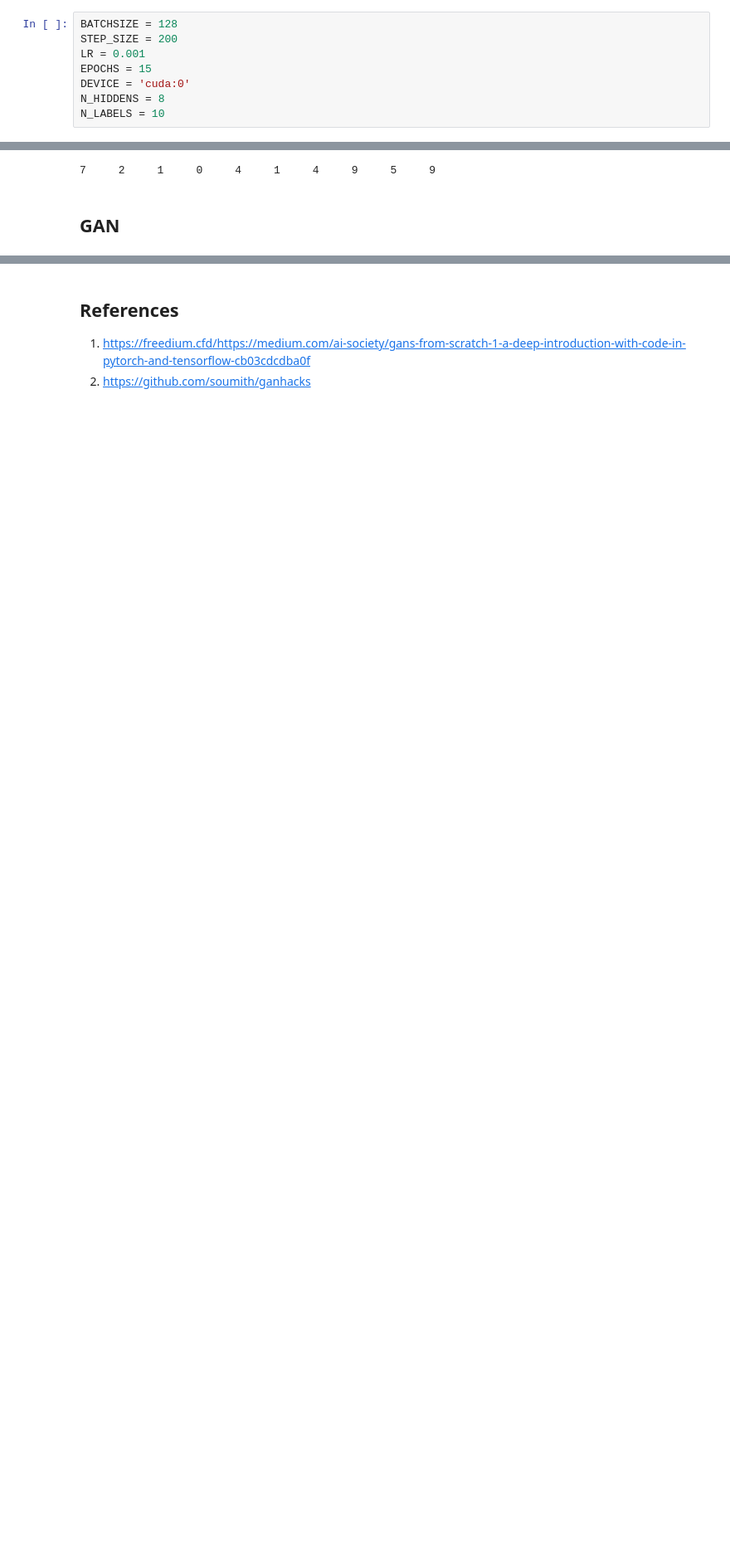
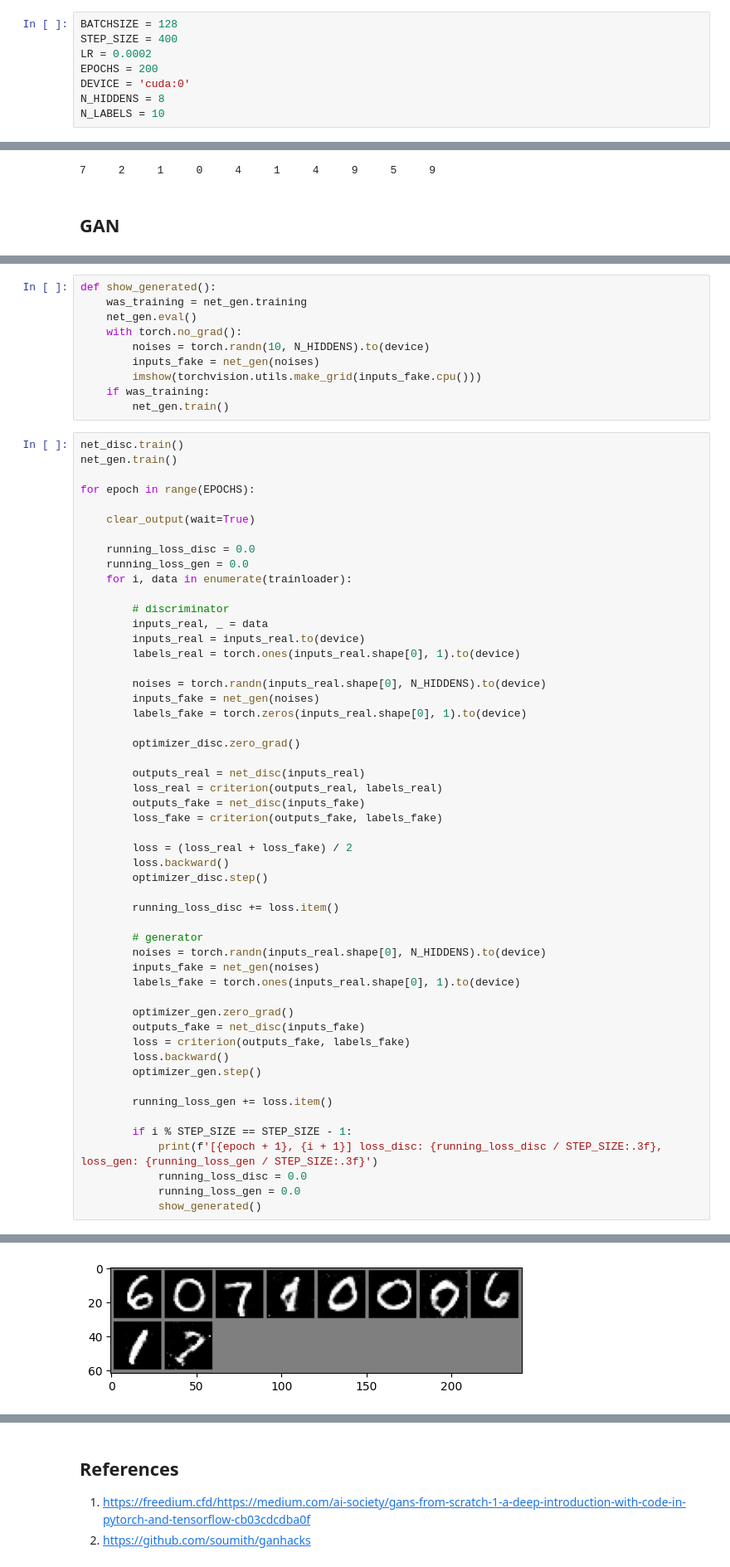
Before and after one commit to LapTQ/hello-gen-ai, a Jupyter notebook: notebooks/gan.ipynb, the cells around one changed output, grey strips where cells are left out. Shown at 83% size. Saved outputs shown, nothing was run; the diff lists cells and outputs as text; blank space fills up the shorter version.

```diff
--- a/notebooks/gan.ipynb
+++ b/notebooks/gan.ipynb
@@ -17,8 +21,8 @@ import torch.optim as optim
 # %%
 BATCHSIZE = 128
-STEP_SIZE = 200
-LR = 0.001
-EPOCHS = 15
+STEP_SIZE = 400
+LR = 0.0002
+EPOCHS = 200
 DEVICE = 'cuda:0'
 N_HIDDENS = 8
 N_LABELS = 10
@@ -173 +192,64 @@ net_disc, net_gen
  ))
+# %%
+def show_generated():
+    was_training = net_gen.training
+    net_gen.eval()
+    with torch.no_grad():
+        noises = torch.randn(10, N_HIDDENS).to(device)
+        inputs_fake = net_gen(noises)
+        imshow(torchvision.utils.make_grid(inputs_fake.cpu()))
+    if was_training:
+        net_gen.train()
+# %%
+net_disc.train()
+net_gen.train()
+
+for epoch in range(EPOCHS):
+
+    clear_output(wait=True)
+
+    running_loss_disc = 0.0
+    running_loss_gen = 0.0
+    for i, data in enumerate(trainloader):
+
+        # discriminator
+        inputs_real, _ = data
+        inputs_real = inputs_real.to(device)
+        labels_real = torch.ones(inputs_real.shape[0], 1).to(device)
+
+        noises = torch.randn(inputs_real.shape[0], N_HIDDENS).to(device)
+        inputs_fake = net_gen(noises)
+        labels_fake = torch.zeros(inputs_real.shape[0], 1).to(device)
+
+        optimizer_disc.zero_grad()
+
+        outputs_real = net_disc(inputs_real)
+        loss_real = criterion(outputs_real, labels_real)
+        outputs_fake = net_disc(inputs_fake)
+        loss_fake = criterion(outputs_fake, labels_fake)
+
+        loss = (loss_real + loss_fake) / 2
+        loss.backward()
+        optimizer_disc.step()
+
+        running_loss_disc += loss.item()
+
+        # generator
+        noises = torch.randn(inputs_real.shape[0], N_HIDDENS).to(device)
+        inputs_fake = net_gen(noises)
+        labels_fake = torch.ones(inputs_real.shape[0], 1).to(device)
+
+        optimizer_gen.zero_grad()
+        outputs_fake = net_disc(inputs_fake)
+        loss = criterion(outputs_fake, labels_fake)
+        loss.backward()
+        optimizer_gen.step()
+
+        running_loss_gen += loss.item()
+
+        if i % STEP_SIZE == STEP_SIZE - 1:
+            print(f'[{epoch + 1}, {i + 1}] loss_disc: {running_loss_disc / STEP_SIZE:.3f}, loss_gen: {running_loss_gen / STEP_SIZE:.3f}')
+            running_loss_disc = 0.0
+            running_loss_gen = 0.0
+            show_generated()
+# %% [output]
@@ -173,0 +257 @@ net_disc, net_gen
+[figure, added]
```
Also changed, not shown: parts of 9 cells of this notebook, 1 other file.
